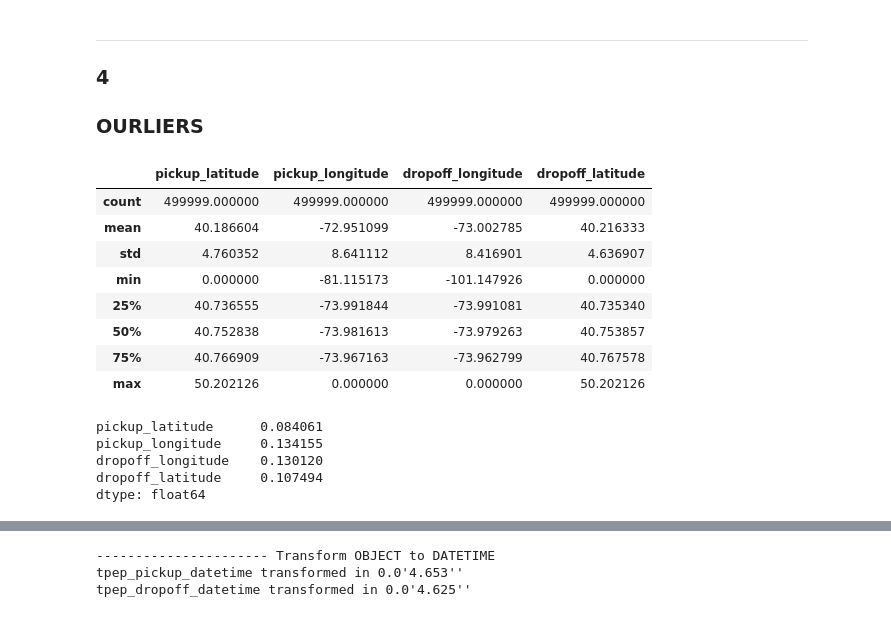
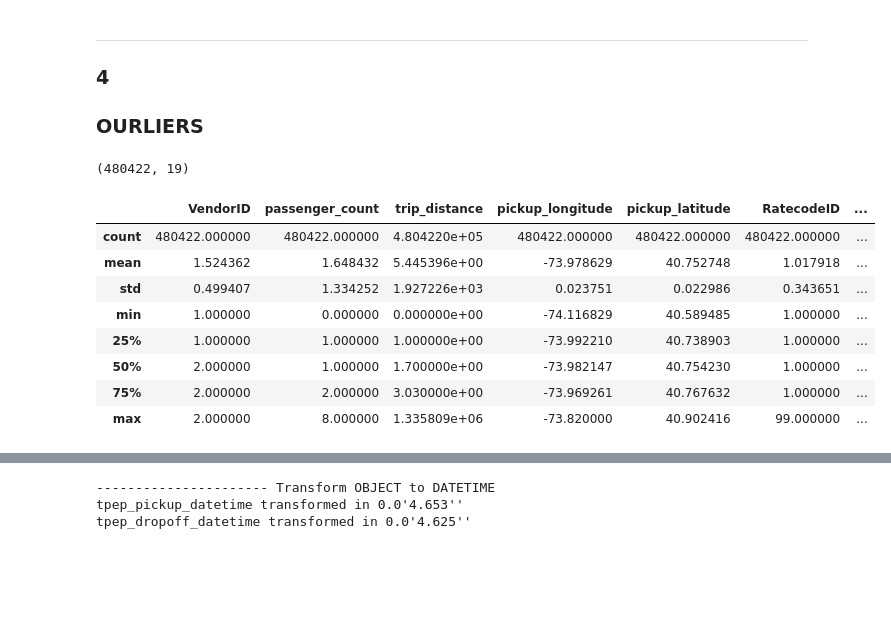
Before and after one commit to LAMDAMielgo/nyc_taxis, a Jupyter notebook: notebooks/EDA 01.ipynb, the cells around one changed output, grey strips where cells are left out. Saved outputs shown, nothing was run; the diff lists cells and outputs as text; code cells hidden in the pictures; blank space fills up the shorter version.

```diff
--- a/notebooks/EDA 01.ipynb
+++ b/notebooks/EDA 01.ipynb
@@ -461,29 +479,22 @@ _______________
 
 ### **4**
 ### OURLIERS
+# %%
+df_for_eda = clean_outliers(df = df_for_eda,
+                        columns = ['pickup_latitude', 'pickup_longitude', 'dropoff_longitude', 'dropoff_latitude'],
+                        iqr_range = [0.05, 0.95])
+df_for_eda.shape
+# %% [output]
+(480422, 19)
 # %%
-df_for_eda[['pickup_latitude', 'pickup_longitude', 'dropoff_longitude', 'dropoff_latitude']].describe()
+df_for_eda.describe()
 # %% [output]
-|  | pickup_latitude | pickup_longitude | dropoff_longitude | dropoff_latitude |
-| count | 499999.000000 | 499999.000000 | 499999.000000 | 499999.000000 |
-| mean | 40.186604 | -72.951099 | -73.002785 | 40.216333 |
-| std | 4.760352 | 8.641112 | 8.416901 | 4.636907 |
-| min | 0.000000 | -81.115173 | -101.147926 | 0.000000 |
-| 25% | 40.736555 | -73.991844 | -73.991081 | 40.735340 |
-| 50% | 40.752838 | -73.981613 | -73.979263 | 40.753857 |
-| 75% | 40.766909 | -73.967163 | -73.962799 | 40.767578 |
-| max | 50.202126 | 0.000000 | 0.000000 | 50.202126 |
+|  | VendorID | passenger_count | trip_distance | pickup_longitude | pickup_latitude | RatecodeID | ... |
+| count | 480422.000000 | 480422.000000 | 4.804220e+05 | 480422.000000 | 480422.000000 | 480422.000000 | ... |
+| mean | 1.524362 | 1.648432 | 5.445396e+00 | -73.978629 | 40.752748 | 1.017918 | ... |
+| std | 0.499407 | 1.334252 | 1.927226e+03 | 0.023751 | 0.022986 | 0.343651 | ... |
+| min | 1.000000 | 0.000000 | 0.000000e+00 | -74.116829 | 40.589485 | 1.000000 | ... |
+| 25% | 1.000000 | 1.000000 | 1.000000e+00 | -73.992210 | 40.738903 | 1.000000 | ... |
+| 50% | 2.000000 | 1.000000 | 1.700000e+00 | -73.982147 | 40.754230 | 1.000000 | ... |
+| 75% | 2.000000 | 2.000000 | 3.030000e+00 | -73.969261 | 40.767632 | 1.000000 | ... |
+| max | 2.000000 | 8.000000 | 1.335809e+06 | -73.820000 | 40.902416 | 99.000000 | ... |
-# %%
-columns = ['pickup_latitude', 'pickup_longitude', 'dropoff_longitude', 'dropoff_latitude']
-
-Q_down = df_for_eda[columns].quantile(0.05)
-Q_up = df_for_eda[columns].quantile(0.95)
-
-IQR = Q_up - Q_down
-IQR
-# %% [output]
-pickup_latitude      0.084061
-pickup_longitude     0.134155
-dropoff_longitude    0.130120
-dropoff_latitude     0.107494
-dtype: float64
```
Also changed, not shown: parts of 17 cells of this notebook, 1 other file.
